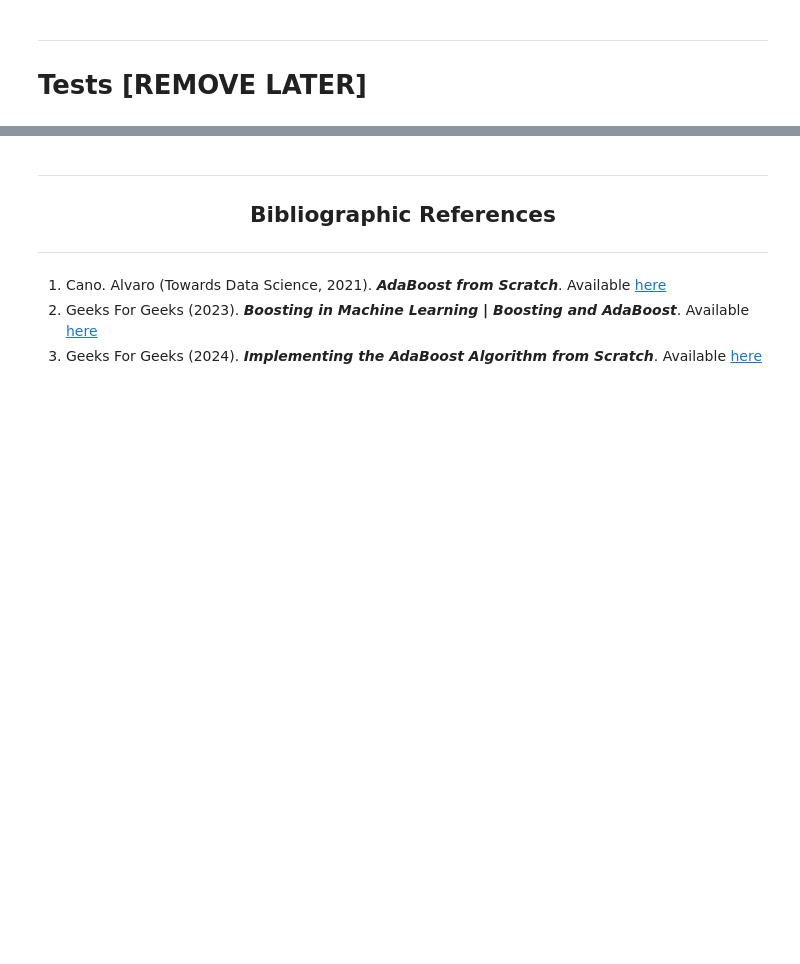
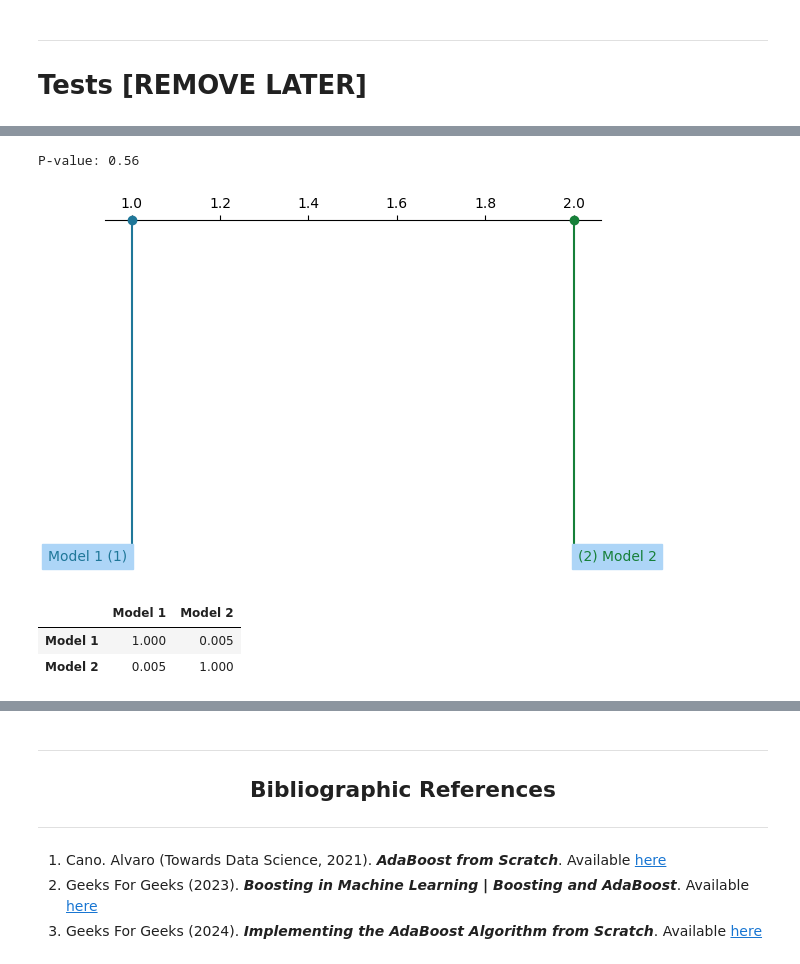
Before and after one commit to EstevesX10/ML1-AdaBoost-Analysis-Optimization, a Jupyter notebook: AdaBoost/AdaBoost.ipynb, the cells around one changed output, grey strips where cells are left out. Drawn from its saved outputs; the diff is of its cells as text; code cells hidden in the pictures; blank space fills up the shorter version.

```diff
--- a/AdaBoost/AdaBoost.ipynb
+++ b/AdaBoost/AdaBoost.ipynb
@@ -456,36 +370,70 @@ y = data.target
 model1 = RandomForestClassifier(random_state=1)
 model2 = AdaBoostClassifier(random_state=1)
 
-# Compute observed accuracies
-scores1 = cross_val_score(model1, X, y, cv=5)
-scores2 = cross_val_score(model2, X, y, cv=5)
+def Calculate_PValue(FirstModel, SecondModel, X, y, total_permutations=100):
+    # Compute observed accuracies
+    FirstModelAccuracies = cross_val_score(FirstModel, X, y, cv=5)
+    SecondModelAccuracies = cross_val_score(SecondModel, X, y, cv=5)
 
-# Observed difference
-obs_diff = np.abs(np.mean(scores1) - np.mean(scores2))
+    # Observed difference
+    obs_diff = np.abs(np.mean(FirstModelAccuracies) - np.mean(SecondModelAccuracies))
 
-# Permutation test
-num_permutations = 1000
-count = 0
+    # Initialize a counter
+    count = 0
 
-for _ in range(num_permutations):
-    # Shuffle the labels
-    np.random.shuffle(y)
+    for _ in range(total_permutations):
+        # Shuffle the labels
+        np.random.shuffle(y)
 
-    # Compute new accuracies
-    new_scores1 = cross_val_score(model1, X, y, cv=5)
-    new_scores2 = cross_val_score(model2, X, y, cv=5)
+        # Compute new accuracies
+        NewFirstModelAccuracies = cross_val_score(FirstModel, X, y, cv=5)
+        NewSecondModelAccuracies = cross_val_score(SecondModel, X, y, cv=5)
 
-    # Compute difference
-    new_diff = np.abs(np.mean(new_scores1) - np.mean(new_scores2))
+        # Compute difference
+        new_diff = np.abs(np.mean(NewFirstModelAccuracies) - np.mean(NewSecondModelAccuracies))
 
-    # Count how many times the permuted difference is greater than the observed difference
-    if new_diff >= obs_diff:
-        count += 1
+        # Count how many times the permuted difference is greater than the observed difference
+        if new_diff >= obs_diff:
+            count += 1
 
-# Calculate p-value
-p_value = count / num_permutations
+    # Calculate p-value
+    p_value = count / total_permutations
 
-print("P-value:", p_value)
+    return p_value
+
+print("P-value:", Calculate_PValue(model1, model2, X, y, 50))
+# %% [output]
+P-value: 0.56
+# %%
+# Sample rankings and p-value matrix
+# This is usually obtained from the actual model performance data and post-hoc testing
+ranks = {'Model 1': 1, 'Model 2': 2}
+
+m = np.array([[1.0, 0.005],
+     [0.005, 1.0]])
+
+p_values = pd.DataFrame(
+    m,
+    index=['Model 1', 'Model 2'],
+    columns=['Model 1', 'Model 2']
+)
+
+colors = {'Model 1':'#1F7799', 'Model 2':'#168039'}
+
+marker = {'marker':'o', 'linewidth':1}
+
+label_props = {'backgroundcolor':'#ADD5F7', 'verticalalignment':'top'}
+
+# Plot the Critical Difference Diagram
+_ = sp.critical_difference_diagram(ranks, p_values, color_palette=colors, marker_props=marker, label_props=label_props)
+# %% [output]
+[figure, added]
+# %%
+p_values
+# %% [output]
+|  | Model 1 | Model 2 |
+| Model 1 | 1.000 | 0.005 |
+| Model 2 | 0.005 | 1.000 |
 # %%
 # Sample rankings and p-value matrix
 # This is usually obtained from the actual model performance data and post-hoc testing
```
Also changed, not shown: parts of 12 cells of this notebook.
